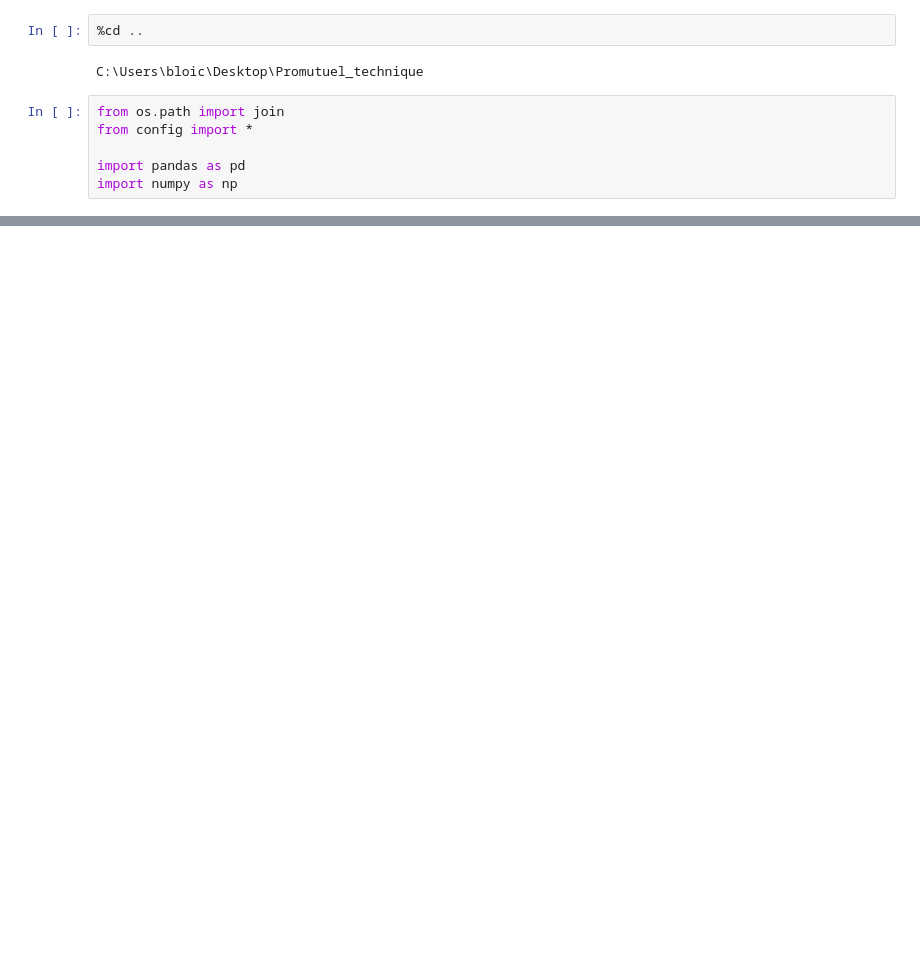
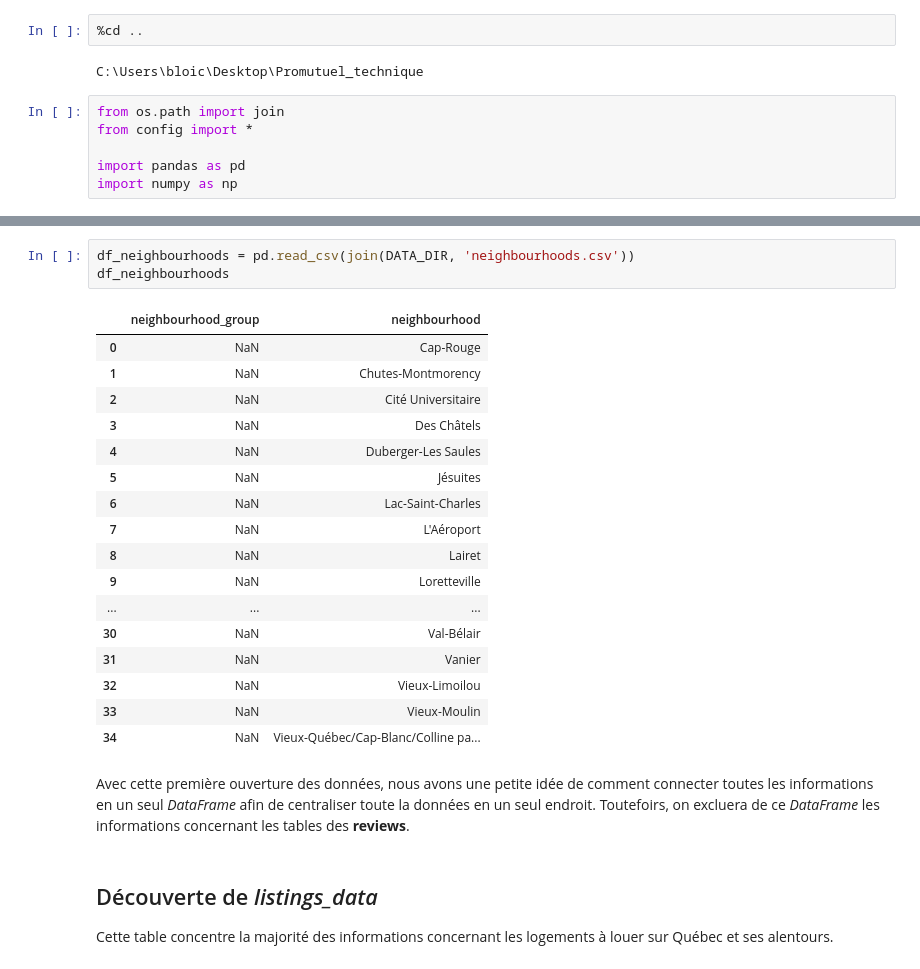
Before and after one commit to lbaret/airbnb_quebec, a Jupyter notebook: analyse/data_discovery.ipynb, the cells around one changed output, grey strips where cells are left out. Drawn from its saved outputs; the diff is of its cells as text; blank space fills up the shorter version.

```diff
--- a/analyse/data_discovery.ipynb
+++ b/analyse/data_discovery.ipynb
@@ -35,0 +106,27 @@ df
+# %%
+df_neighbourhoods = pd.read_csv(join(DATA_DIR, 'neighbourhoods.csv'))
+df_neighbourhoods
+# %% [output]
+|  | neighbourhood_group | neighbourhood |
+| 0 | NaN | Cap-Rouge |
+| 1 | NaN | Chutes-Montmorency |
+| 2 | NaN | Cité Universitaire |
+| 3 | NaN | Des Châtels |
+| 4 | NaN | Duberger-Les Saules |
+| 5 | NaN | Jésuites |
+| 6 | NaN | Lac-Saint-Charles |
+| 7 | NaN | L'Aéroport |
+| 8 | NaN | Lairet |
+| 9 | NaN | Loretteville |
+| ... | ... | ... |
+| 30 | NaN | Val-Bélair |
+| 31 | NaN | Vanier |
+| 32 | NaN | Vieux-Limoilou |
+| 33 | NaN | Vieux-Moulin |
+| 34 | NaN | Vieux-Québec/Cap-Blanc/Colline pa... |
+# %% [markdown]
+Avec cette première ouverture des données, nous avons une petite idée de comment connecter toutes les informations en un seul *DataFrame* afin de centraliser toute la données en un seul endroit. Toutefoirs, on excluera de ce *DataFrame* les informations concernant les tables des **reviews**.
+# %% [markdown]
+## Découverte de *listings_data*
+
+Cette table concentre la majorité des informations concernant les logements à louer sur Québec et ses alentours.
```
Also changed, not shown: parts of 12 cells of this notebook, 8 other files.
